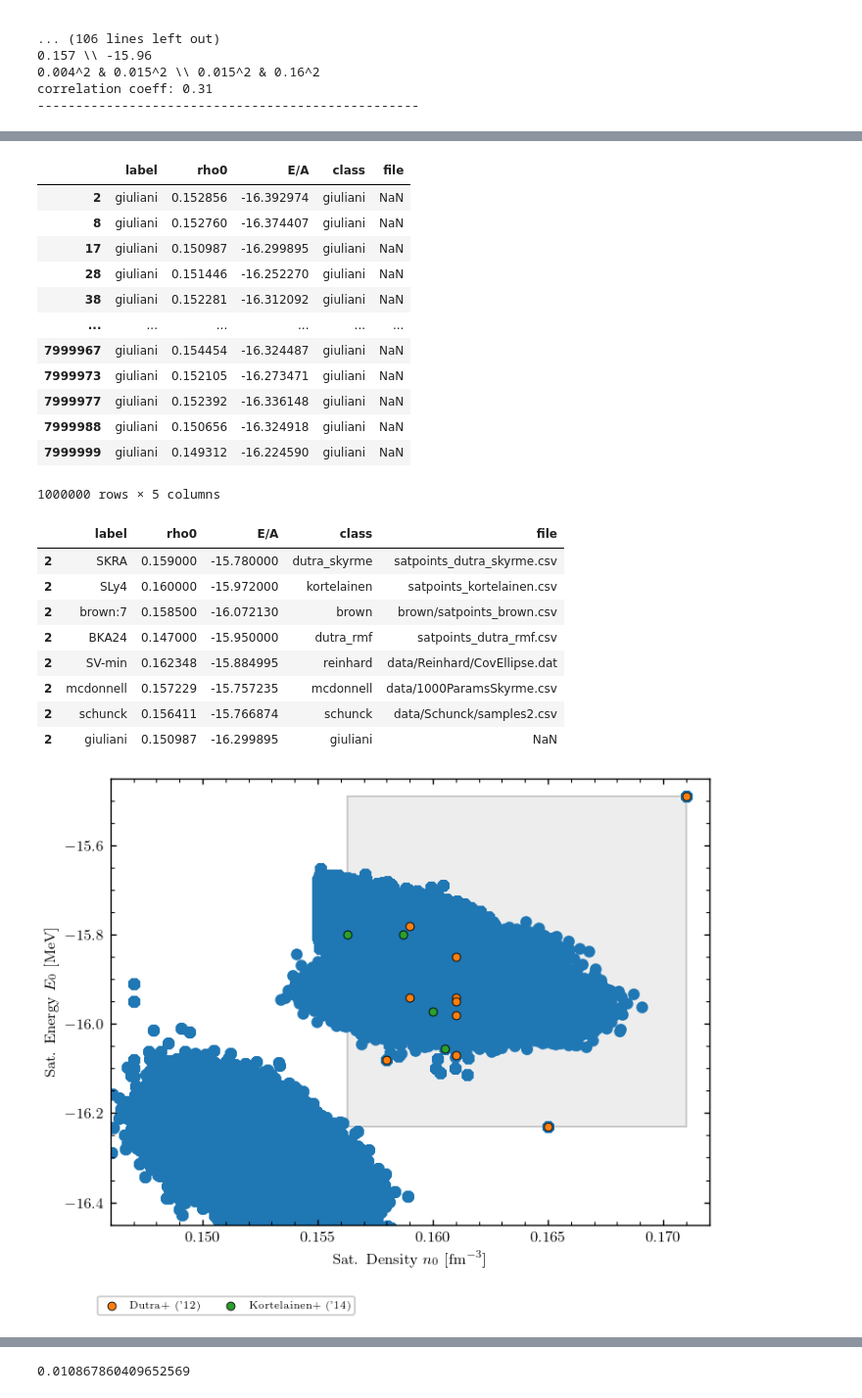
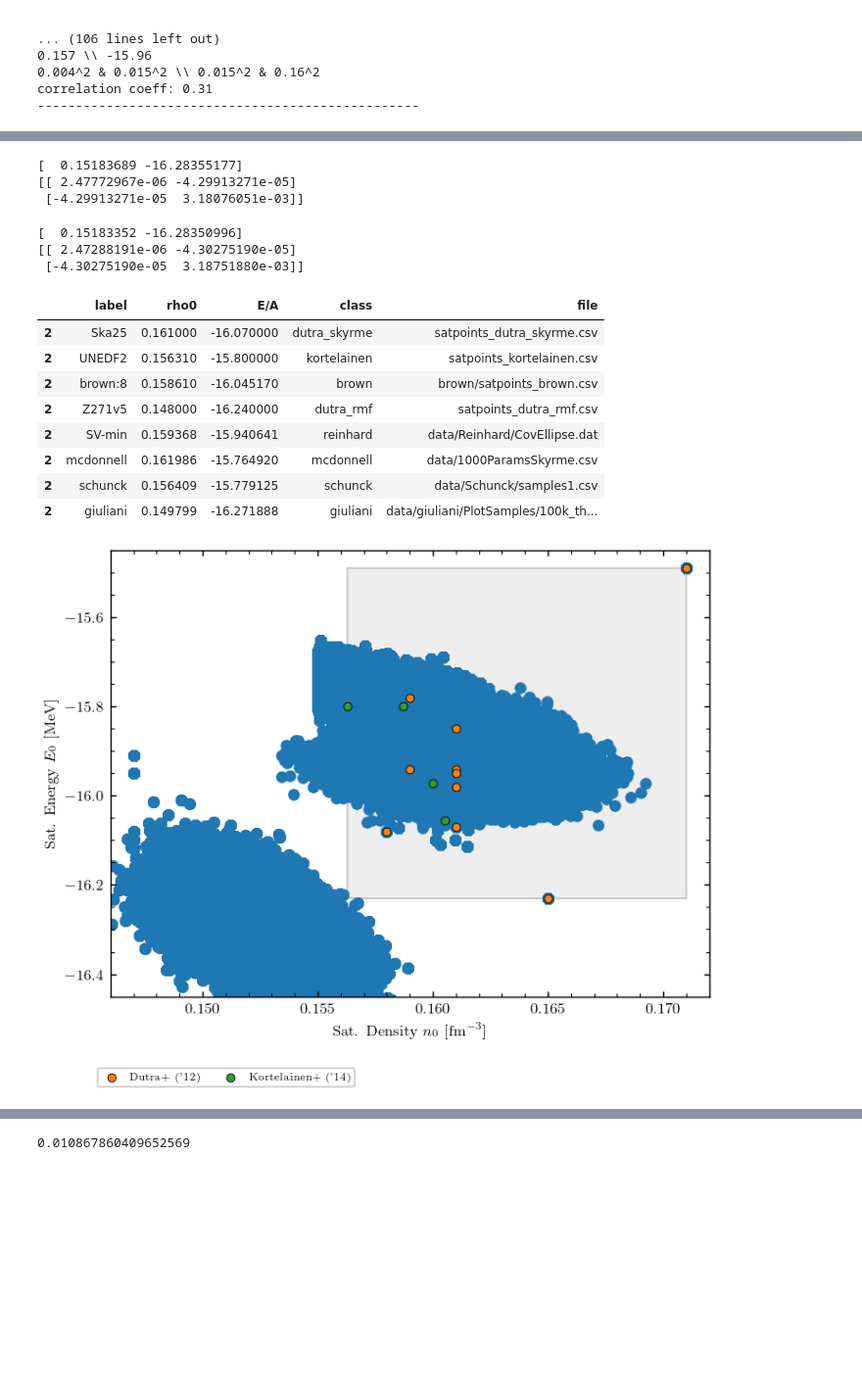
Before and after one commit to cdrischler/nuclear_saturation, a Jupyter notebook: analysis_conjugate_priors.ipynb, the cells around one changed output, grey strips where cells are left out. Shown at 98% size. Cells and saved outputs as stored; diff of their text form; code cells hidden in the pictures; blank space fills up the shorter version.

```diff
--- a/analysis_conjugate_priors.ipynb
+++ b/analysis_conjugate_priors.ipynb
@@ -291,0 +294,3 @@ Let's run `scenario3`, which includes all constraints but the FSU constraints, a
+# %%
+for dset in scenario3.datasets:
+    print(dset.set_specifier)
@@ -366,19 +355,19 @@ dft_constraints["giuliani"].data_frame[["rho0", "E/A"]]
-# %%
-dd[dd["label"] == "giuliani"]
-# %% [output]
-|  | label | rho0 | E/A | class | file |
-| 2 | giuliani | 0.152856 | -16.392974 | giuliani | NaN |
-| 8 | giuliani | 0.152760 | -16.374407 | giuliani | NaN |
-| 17 | giuliani | 0.150987 | -16.299895 | giuliani | NaN |
-| 28 | giuliani | 0.151446 | -16.252270 | giuliani | NaN |
-| 38 | giuliani | 0.152281 | -16.312092 | giuliani | NaN |
-| ... | ... | ... | ... | ... | ... |
-| 7999967 | giuliani | 0.154454 | -16.324487 | giuliani | NaN |
-| 7999973 | giuliani | 0.152105 | -16.273471 | giuliani | NaN |
-| 7999977 | giuliani | 0.152392 | -16.336148 | giuliani | NaN |
-| 7999988 | giuliani | 0.150656 | -16.324918 | giuliani | NaN |
-| 7999999 | giuliani | 0.149312 | -16.224590 | giuliani | NaN |
-1000000 rows × 5 columns
+# %%
+ss = dft_constraints["giuliani"].data_frame[["rho0", "E/A"]].to_numpy()
+print(np.mean(ss, axis=0))
+print(np.cov(ss[:,0], ss[:,1]))
+# %% [output]
+[  0.15183689 -16.28355177]
+[[ 2.47772967e-06 -4.29913271e-05]
+ [-4.29913271e-05  3.18076051e-03]]
+# %%
+ds = dd[dd["label"] == "giuliani"][["rho0", "E/A"]].to_numpy()
+print(np.mean(ds, axis=0))
+print(np.cov(ds[:,0], ds[:,1]))
+# %% [output]
+[  0.15183352 -16.28350996]
+[[ 2.47288191e-06 -4.30275190e-05]
+ [-4.30275190e-05  3.18751880e-03]]
 # %%
 num_real = 1000000
 dframes = []
@@ -390,21 +379,22 @@ res = dict(tuple(pd.concat(dframes).groupby(level=0)))
 res[2]
 # %% [output]
 |  | label | rho0 | E/A | class | file |
-| 2 | SKRA | 0.159000 | -15.780000 | dutra_skyrme | satpoints_dutra_skyrme.csv |
-| 2 | SLy4 | 0.160000 | -15.972000 | kortelainen | satpoints_kortelainen.csv |
-| 2 | brown:7 | 0.158500 | -16.072130 | brown | brown/satpoints_brown.csv |
-| 2 | BKA24 | 0.147000 | -15.950000 | dutra_rmf | satpoints_dutra_rmf.csv |
-| 2 | SV-min | 0.162348 | -15.884995 | reinhard | data/Reinhard/CovEllipse.dat |
-| 2 | mcdonnell | 0.157229 | -15.757235 | mcdonnell | data/1000ParamsSkyrme.csv |
-| 2 | schunck | 0.156411 | -15.766874 | schunck | data/Schunck/samples2.csv |
-| 2 | giuliani | 0.150987 | -16.299895 | giuliani | NaN |
+| 2 | Ska25 | 0.161000 | -16.070000 | dutra_skyrme | satpoints_dutra_skyrme.csv |
+| 2 | UNEDF2 | 0.156310 | -15.800000 | kortelainen | satpoints_kortelainen.csv |
+| 2 | brown:8 | 0.158610 | -16.045170 | brown | brown/satpoints_brown.csv |
+| 2 | Z271v5 | 0.148000 | -16.240000 | dutra_rmf | satpoints_dutra_rmf.csv |
+| 2 | SV-min | 0.159368 | -15.940641 | reinhard | data/Reinhard/CovEllipse.dat |
+| 2 | mcdonnell | 0.161986 | -15.764920 | mcdonnell | data/1000ParamsSkyrme.csv |
+| 2 | schunck | 0.156409 | -15.779125 | schunck | data/Schunck/samples1.csv |
+| 2 | giuliani | 0.149799 | -16.271888 | giuliani | data/giuliani/PlotSamples/100k_th... |
 # %%
 dd = pd.concat(dframes).sort_index().reset_index(drop=True)
 fig, ax = plt.subplots(1,1)
 ax.scatter(dd["rho0"], dd["E/A"])
-drischler_satbox.plot(ax=ax, plot_box_estimate=True, legend_out_of_frame=False, annotate=False)
+drischler_satbox.plot(ax=ax, plot_box_estimate=True,
+                      legend_out_of_frame=False, annotate=False)
 # %% [output]
-[figure, old version]
+[figure, new version]
 # %%
 from modules.StatisticalModel import StatisticalModel
 from tqdm import tqdm
```
Also changed, not shown: parts of 13 cells of this notebook.
